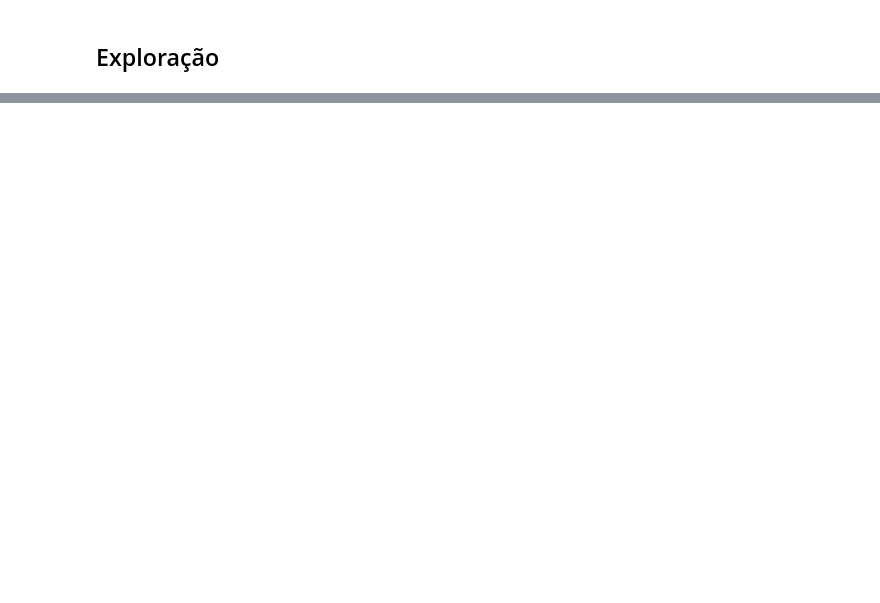
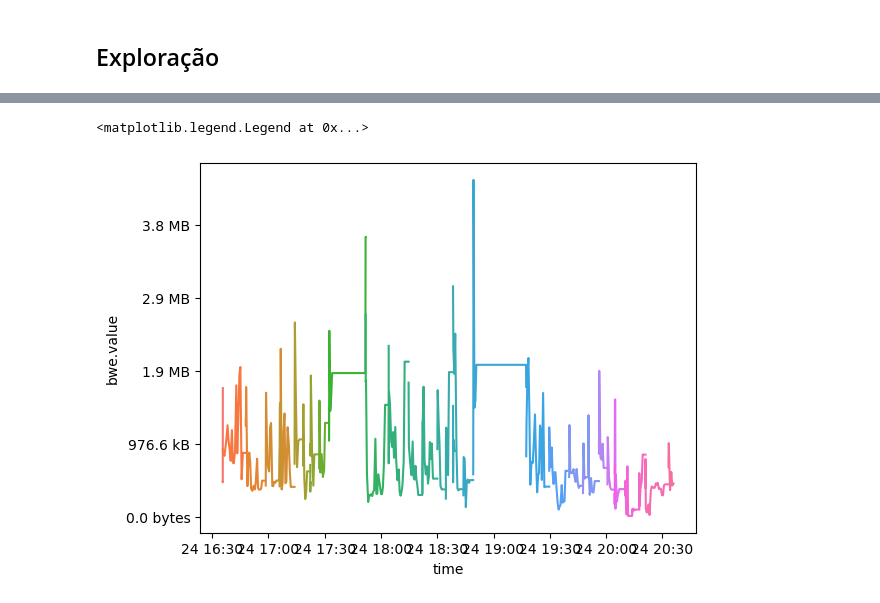
Before and after one commit to intrig-unicamp/hackathon5G, a Jupyter notebook: datasets/youtube-qoe.ipynb, the cells around one changed output, grey strips where cells are left out. Drawn from its saved outputs; the diff is of its cells as text; code cells hidden in the pictures; blank space fills up the shorter version.

```diff
--- a/datasets/youtube-qoe.ipynb
+++ b/datasets/youtube-qoe.ipynb
@@ -502,0 +412,17 @@ sns.lineplot(data=bwe_df, x='bwe.at', y='bwe.value')
+# %%
+import matplotlib.ticker as tkr
+
+def sizeof_format(x, pos):
+    if x < 0:
+        return ''
+    for x_unit in ['bytes', 'kB', 'MB', 'GB', 'TB']:
+        if x < 1024.:
+            return '%3.1f %s' % (x, x_unit)
+        x /= 1024.
+# %%
+g = sns.lineplot(data=ytDf[-762:], x='time', y='bwe.value', hue='cpn')
+g.yaxis.set_major_formatter(tkr.FuncFormatter(sizeof_format))
+g.legend([],[], frameon=False)
+# %% [output]
+<matplotlib.legend.Legend at 0x...>
+[figure, added]
```
Also changed, not shown: parts of 45 cells of this notebook, 1 other file.
